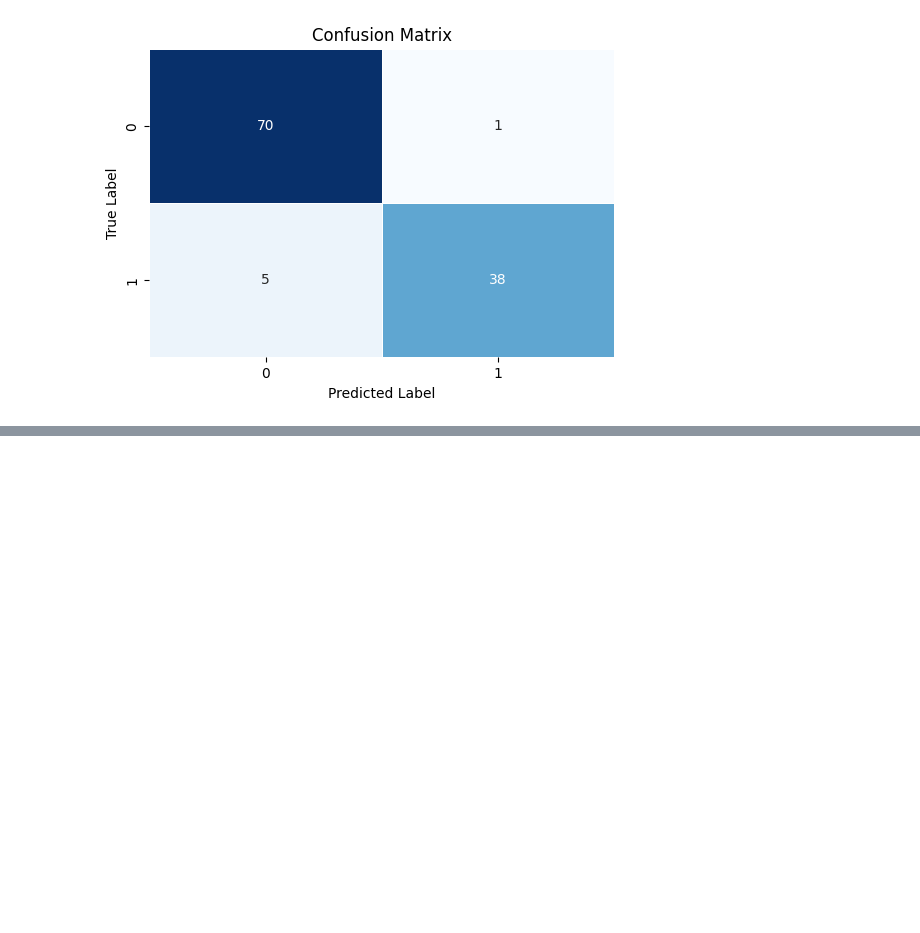
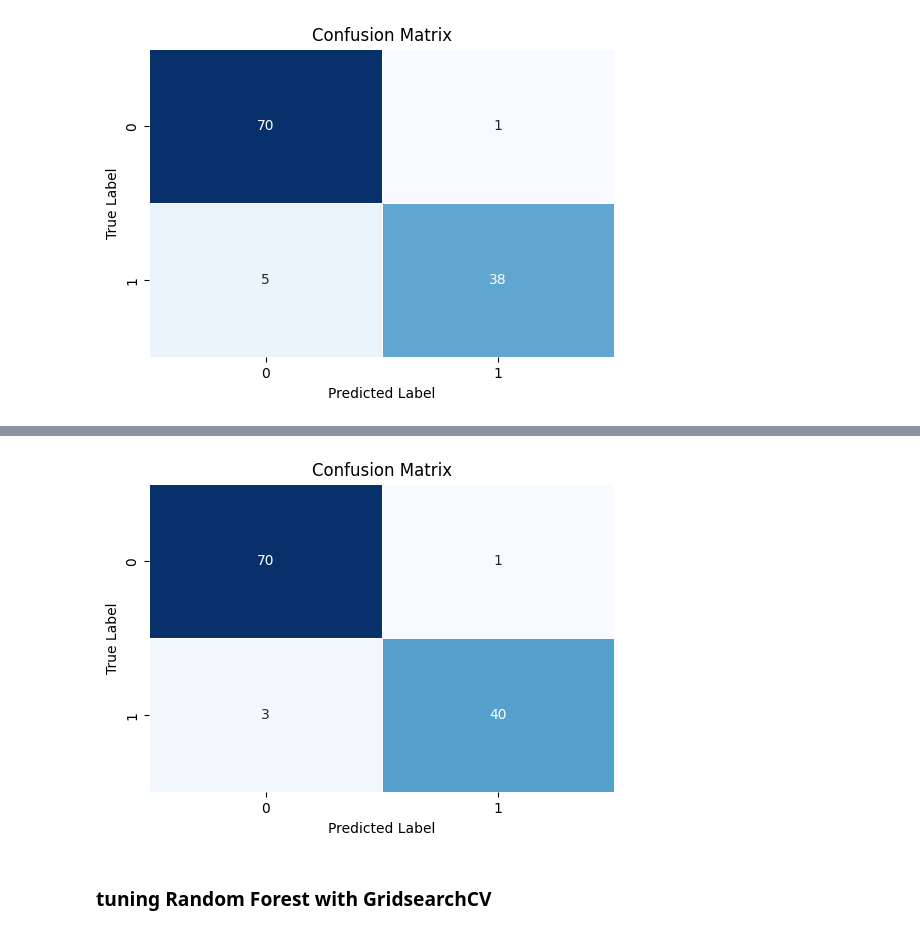
Before and after one commit to haricharnbytes/breast_cancer, a Jupyter notebook: breast_cancer.ipynb, the cells around one changed output, grey strips where cells are left out. Cells and saved outputs as stored; diff of their text form; code cells hidden in the pictures; blank space fills up the shorter version.

Commit message:
Random Forest with gridsearchCV

```diff
--- a/breast_cancer.ipynb
+++ b/breast_cancer.ipynb
@@ -548,0 +551,20 @@ plt.show()
+# %%
+from sklearn.ensemble import RandomForestClassifier
+
+rf_model = RandomForestClassifier(n_estimators=100, random_state=42)
+rf_model.fit(X_train, y_train)
+
+
+y_pred_rf = rf_model.predict(X_test)
+
+
+accuracy_rf = accuracy_score(y_test, y_pred_rf)
+conf_matrix_rf = confusion_matrix(y_test, y_pred_rf)
+class_report_rf = classification_report(y_test, y_pred_rf)
+
+
+print(f"Random Forest Accuracy: {accuracy_rf:.4f}")
+print("Random Forest Confusion Matrix:")
+print(conf_matrix_rf)
+print("Random Forest Classification Report:")
+print(class_report_rf)
@@ -548,0 +585,20 @@ plt.show()
+# %%
+plt.figure(figsize=(6,4))
+
+sns.heatmap(
+    confusion_matrix(y_test,y_pred_rf),
+    annot=True,
+    fmt="d",
+    cmap="Blues",
+    linewidths=0.5,
+    cbar=False
+)
+
+plt.xlabel("Predicted Label")
+plt.ylabel("True Label")
+plt.title("Confusion Matrix")
+plt.show()
+# %% [output]
+[figure, added]
+# %% [markdown]
+### tuning Random Forest with GridsearchCV
```
Also changed, not shown: parts of 4 cells of this notebook.
